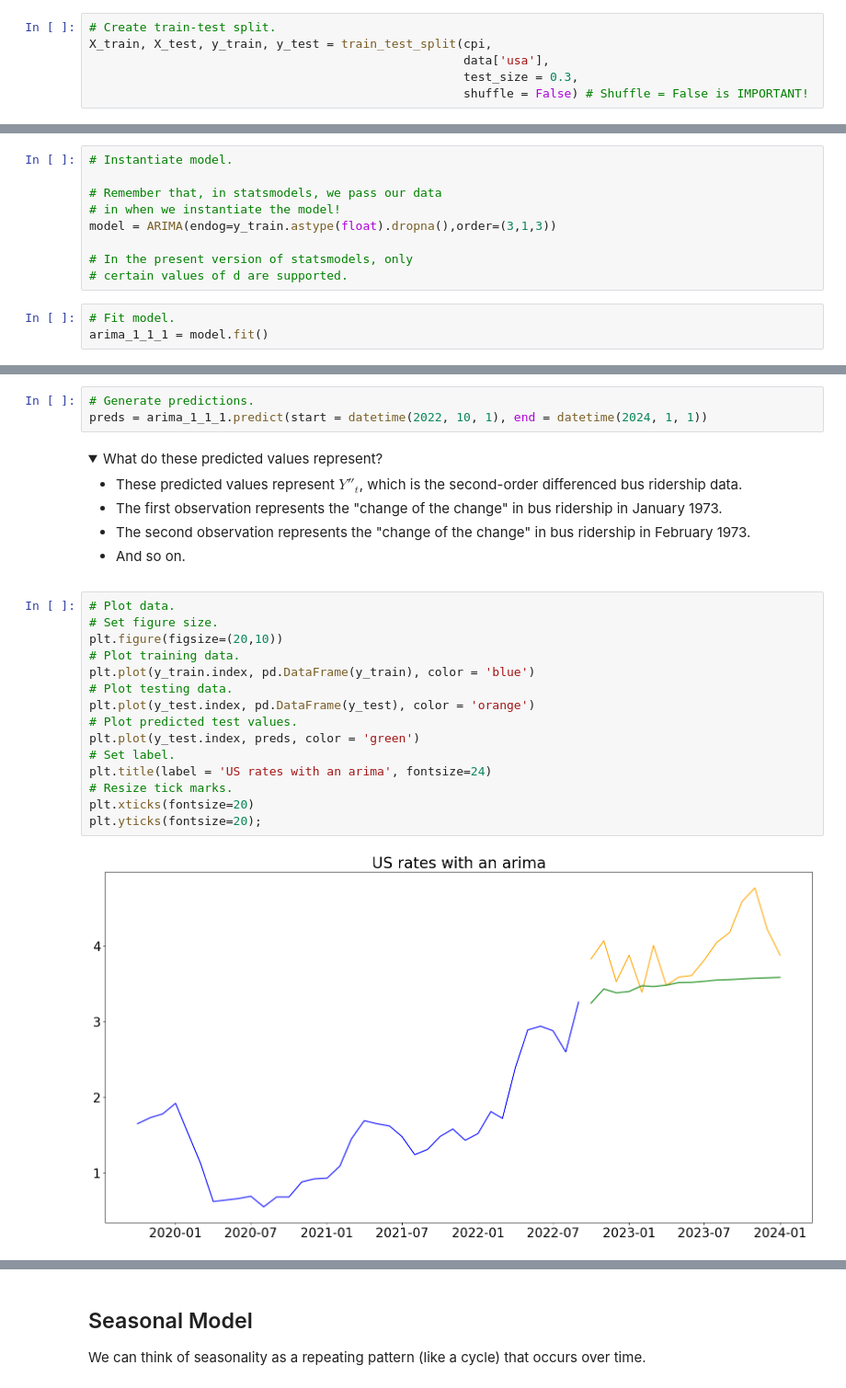
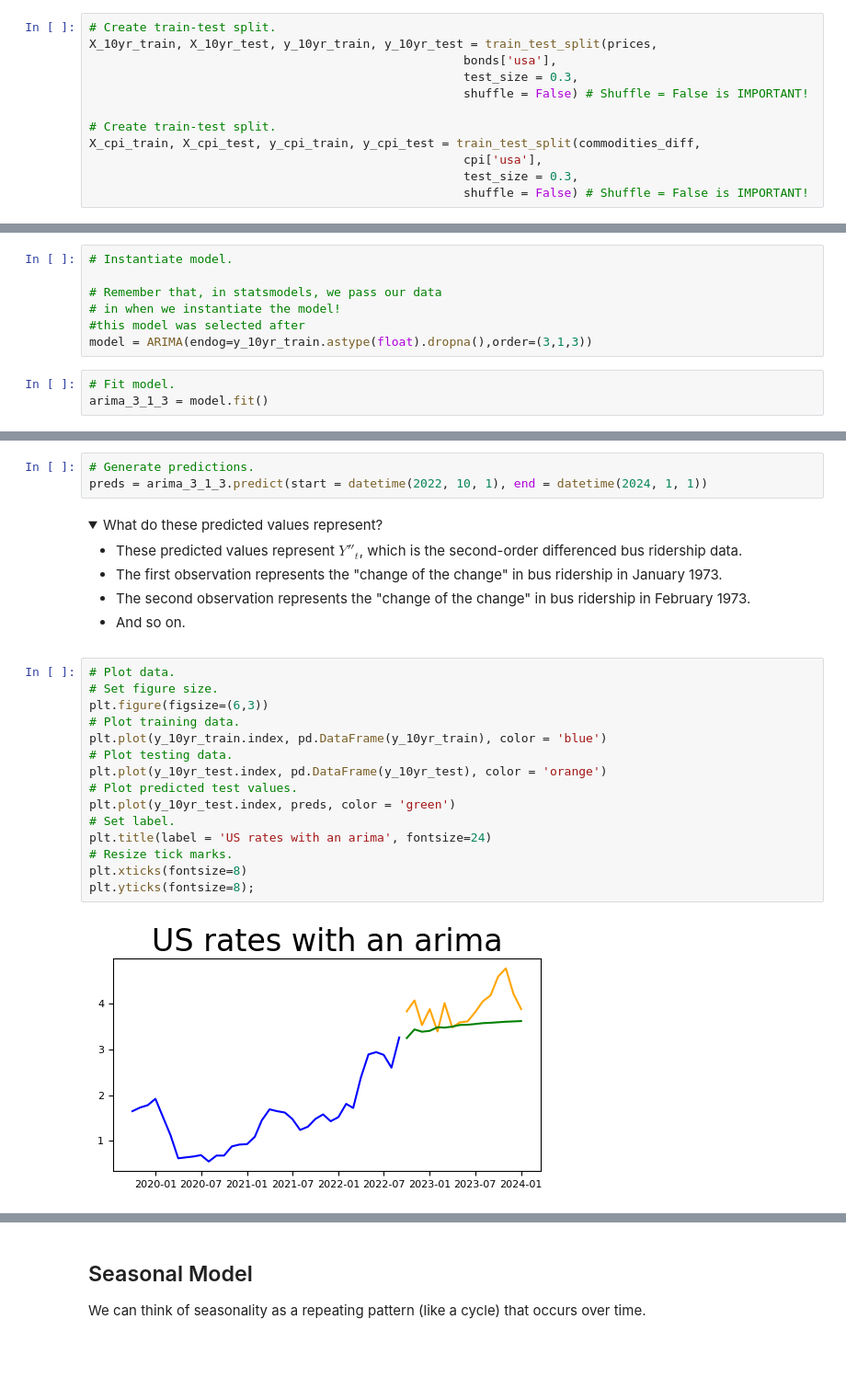
Before and after one commit to klyons/rates_cluster_nlp, a Jupyter notebook: time_series/time_series.ipynb, the cells around one changed output, grey strips where cells are left out. Shown: that part at 92% size. Cells and saved outputs as stored; diff of their text form; folded sections open; blank space fills up the shorter version.

```diff
--- a/time_series/time_series.ipynb
+++ b/time_series/time_series.ipynb
@@ -145,9 +200,15 @@ If the PACF does not have a sharp cut-off or the lag-1 ACF value is not positive
 # %%
 # Create train-test split.
-X_train, X_test, y_train, y_test = train_test_split(cpi,
-                                                    data['usa'],
+X_10yr_train, X_10yr_test, y_10yr_train, y_10yr_test = train_test_split(prices,
+                                                    bonds['usa'],
                                                     test_size = 0.3,
                                                     shuffle = False) # Shuffle = False is IMPORTANT!
+
+# Create train-test split.
+X_cpi_train, X_cpi_test, y_cpi_train, y_cpi_test = train_test_split(commodities_diff,
+                                                    cpi['usa'],
+                                                    test_size = 0.3,
+                                                    shuffle = False) # Shuffle = False is IMPORTANT!
 # %% [markdown]
 ### Fit an ARIMA model.
 # %%
@@ -158,13 +219,11 @@ from statsmodels.tsa.arima.model import ARIMA
 
 # Remember that, in statsmodels, we pass our data
 # in when we instantiate the model!
-model = ARIMA(endog=y_train.astype(float).dropna(),order=(3,1,3))
-
-# In the present version of statsmodels, only
-# certain values of d are supported.
+#this model was selected after
+model = ARIMA(endog=y_10yr_train.astype(float).dropna(),order=(3,1,3))
 # %%
 # Fit model.
-arima_1_1_1 = model.fit()
+arima_3_1_3 = model.fit()
 # %%
 y_test.head()
 # %% [output]
@@ -176,7 +235,7 @@ y_test.head()
 Name: usa, dtype: float64
 # %%
 # Generate predictions.
-preds = arima_1_1_1.predict(start = datetime(2022, 10, 1), end = datetime(2024, 1, 1))
+preds = arima_3_1_3.predict(start = datetime(2022, 10, 1), end = datetime(2024, 1, 1))
 # %% [markdown]
 <details><summary>What do these predicted values represent?</summary>
 
@@ -188,20 +247,20 @@ preds = arima_1_1_1.predict(start = datetime(2022, 10, 1), end = datetime(2024,
 # %%
 # Plot data.
 # Set figure size.
-plt.figure(figsize=(20,10))
+plt.figure(figsize=(6,3))
 # Plot training data.
-plt.plot(y_train.index, pd.DataFrame(y_train), color = 'blue')
+plt.plot(y_10yr_train.index, pd.DataFrame(y_10yr_train), color = 'blue')
 # Plot testing data.
-plt.plot(y_test.index, pd.DataFrame(y_test), color = 'orange')
+plt.plot(y_10yr_test.index, pd.DataFrame(y_10yr_test), color = 'orange')
 # Plot predicted test values.
-plt.plot(y_test.index, preds, color = 'green')
+plt.plot(y_10yr_test.index, preds, color = 'green')
 # Set label.
 plt.title(label = 'US rates with an arima', fontsize=24)
 # Resize tick marks.
-plt.xticks(fontsize=20)
-plt.yticks(fontsize=20);
+plt.xticks(fontsize=8)
+plt.yticks(fontsize=8);
 # %% [output]
-[figure, old version]
+[figure, new version]
 # %%
 # Evaluate these predictions using MSE.
 from  sklearn.metrics import mean_squared_error
```
Also changed, not shown: parts of 45 cells of this notebook, 4 other files.
